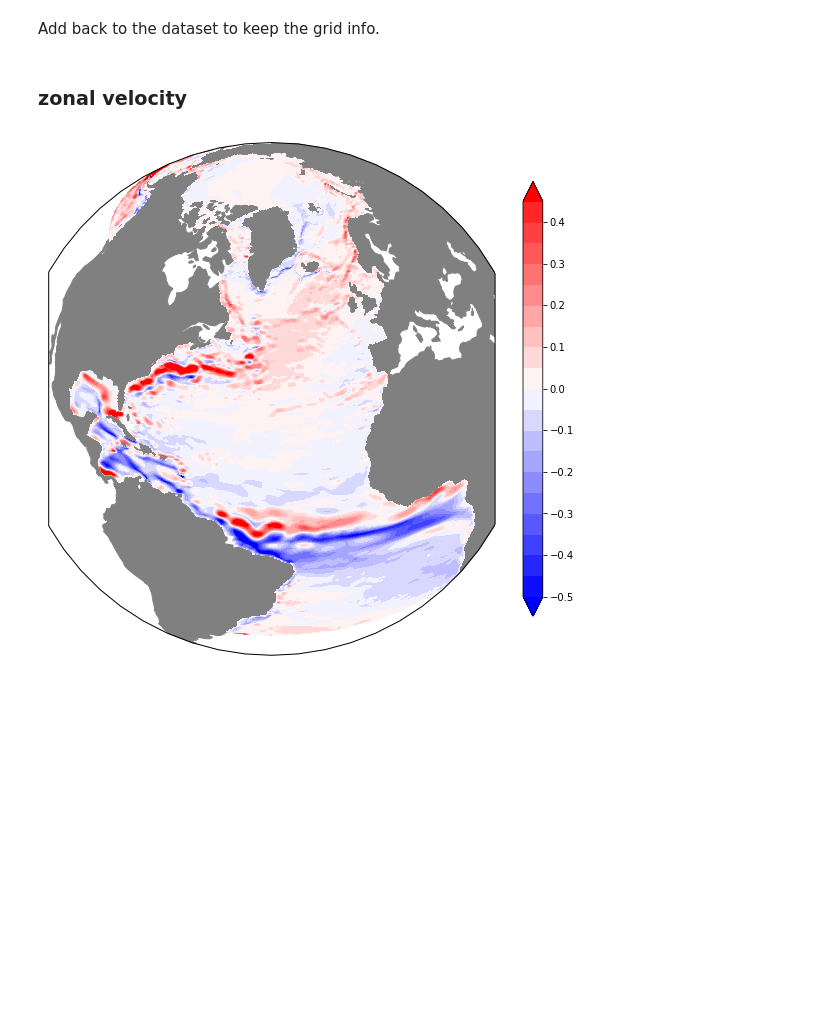
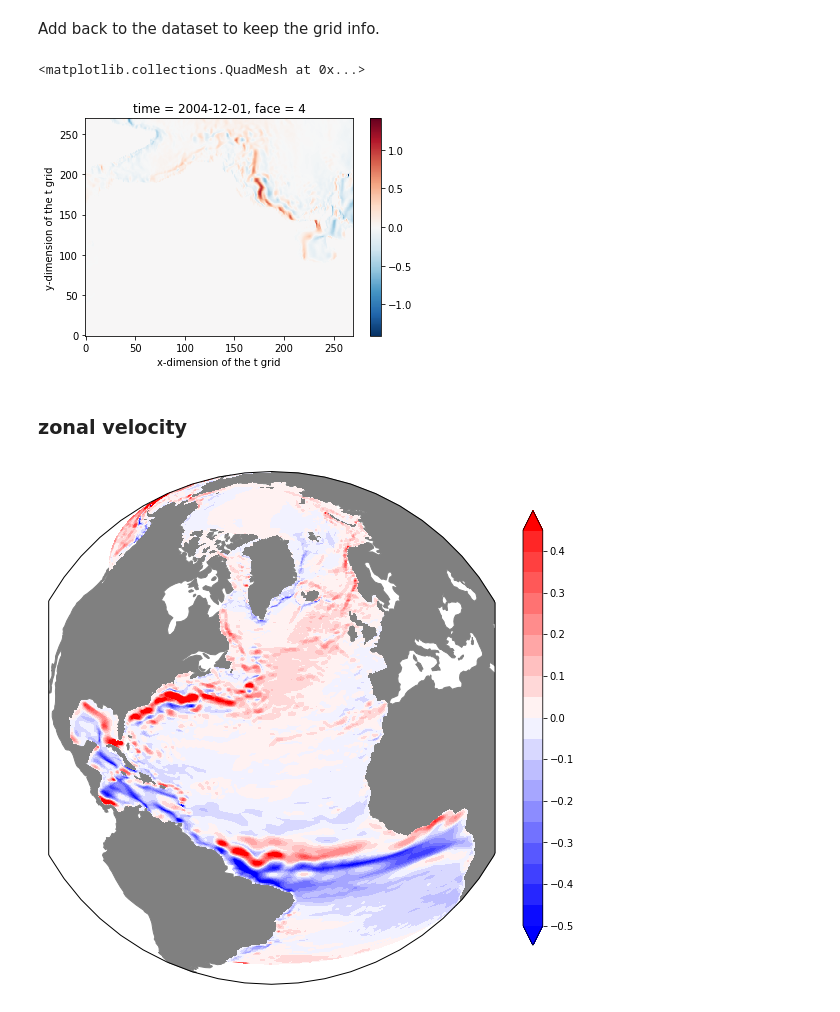
Before and after one commit to raphaeldussin/MITgcm-recipes, a Jupyter notebook: examples/Plotting_ASTE.ipynb, the cells around one changed output. Saved outputs shown, nothing was run; the diff lists cells and outputs as text; code cells hidden in the pictures; blank space fills up the shorter version.

```diff
--- a/examples/Plotting_ASTE.ipynb
+++ b/examples/Plotting_ASTE.ipynb
@@ -58,6 +109,11 @@ Add back to the dataset to keep the grid info.
 # %%
 ds_aste['u_geo'] = u_geo
 ds_aste['v_geo'] = v_geo
+# %%
+u_geo.isel(face=4).plot()
+# %% [output]
+<matplotlib.collections.QuadMesh at 0x...>
+[figure, added]
 # %% [markdown]
 ### zonal velocity
 # %%
```
Also changed, not shown: parts of 12 cells of this notebook, 2 other files.
